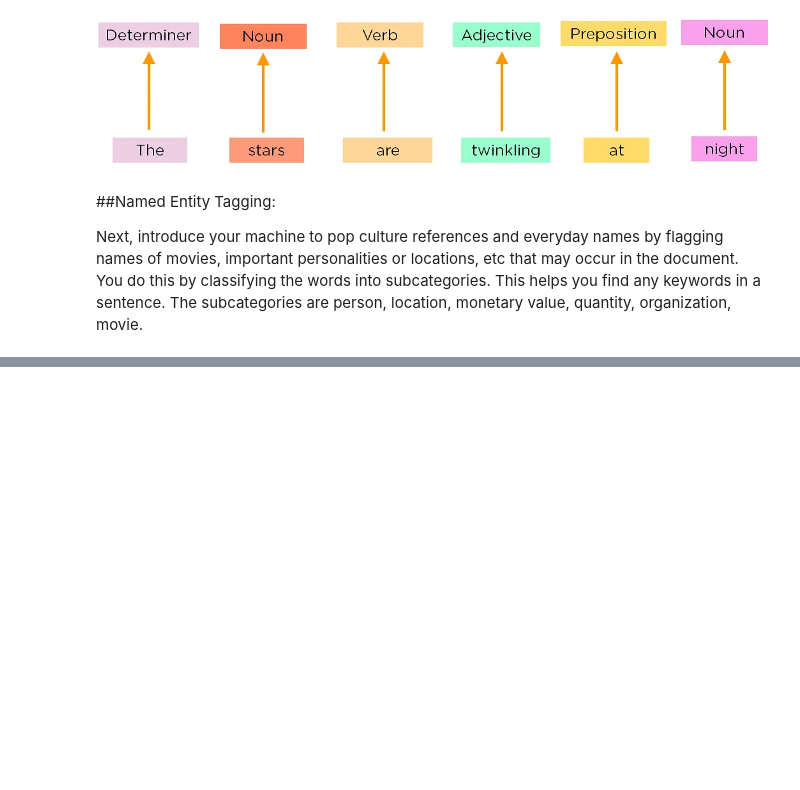
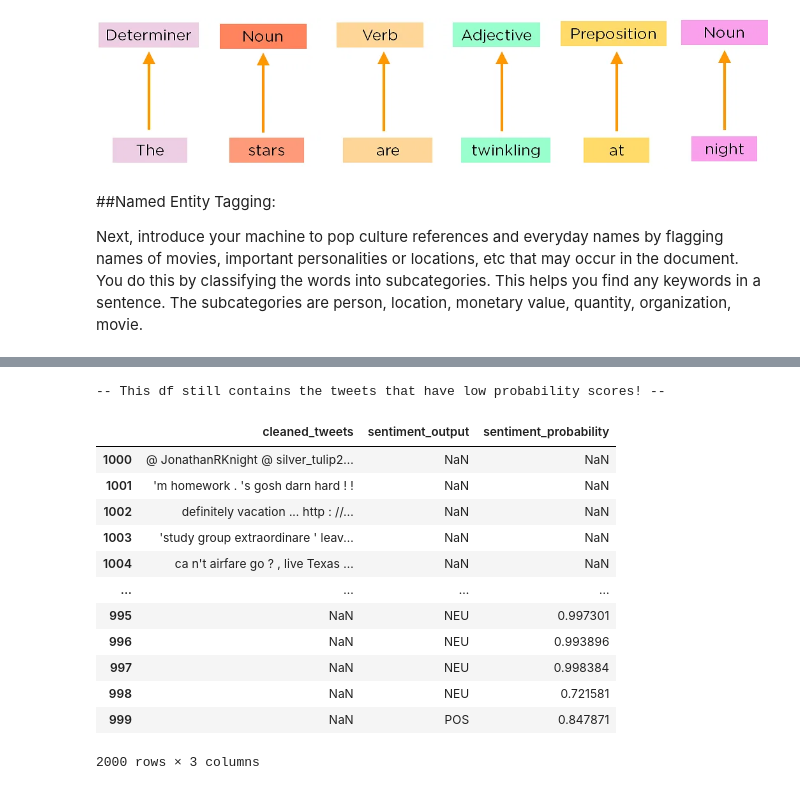
Before and after one commit to mohdraavi/LSTM, a Jupyter notebook: NLP_Session_1.ipynb, the cells around one changed output, grey strips where cells are left out. Drawn from its saved outputs; the diff is of its cells as text; code cells hidden in the pictures; blank space fills up the shorter version.

```diff
--- a/NLP_Session_1.ipynb
+++ b/NLP_Session_1.ipynb
@@ -147,0 +371,14 @@ Next, introduce your machine to pop culture references and everyday names by fla
+# %%
+
+# Normalizing Text (i.e., Stemming, Lemmatization etc.)
+from nltk.stem import WordNetLemmatizer
+
+# Create a lemmatizer
+lemmatizer = WordNetLemmatizer()
+
+def lemmatize_tokens(tokens):
+    lemmatized_tokens = " ".join([lemmatizer.lemmatize(token) for token in tokens])
+    return lemmatized_tokens
+
+# Lemmatize the 'Review' column
+new_df['cleaned_tweets'] = new_df['cleaned_tweets'].apply(lemmatize_tokens)
@@ -147,0 +428,4 @@ Next, introduce your machine to pop culture references and everyday names by fla
+# %%
+new_df.reset_index(inplace=True)
+# %%
+new_df.drop(columns=['level_0','level_1'],inplace=True)
@@ -147,0 +434,9 @@ Next, introduce your machine to pop culture references and everyday names by fla
+# %%
+from transformers import AutoTokenizer, TFAutoModelForSequenceClassification,pipeline
+# Instantiate Huggingface models
+model_name = 'finiteautomata/beto-sentiment-analysis'
+model = TFAutoModelForSequenceClassification.from_pretrained(model_name, from_pt=True, num_labels=3)
+#from_pt=True, because this model only exists in PyTorch
+tokenizer = AutoTokenizer.from_pretrained(model_name)
+# Combining tokenizer and model into one classifier
+classifier = pipeline('sentiment-analysis', model=model, tokenizer=tokenizer)
@@ -147,0 +450,31 @@ Next, introduce your machine to pop culture references and everyday names by fla
+# %%
+# Create labels in an unsupervised manner with the beto-sentiment-analysis classifier:
+## Creating lists for a new dataframe that contains the assigned label and the corresponding probability score
+sentiment_output = []
+sentiment_proba = []
+## Looping through the scraped tweets and adding the predictions to the previously created lists
+for tweet in new_df['cleaned_tweets'][1000:2000]: #select first 10 tweets only
+  result = classifier(tweet) #save analyzer result
+  sentiment_output.append(result[0]['label']) #select given label
+  sentiment_proba.append(result[0]['score']) #select probability of given label
+# Concat results with selected columns from original dataframe
+sentiment_beto_df = pd.concat([new_df[1000:2000][['cleaned_tweets']], pd.Series(sentiment_output), pd.Series(sentiment_proba)], axis=1)
+# Rename new columns to 'sentiment' and 'sentiment_probability'
+sentiment_beto_df.rename(columns={0: 'sentiment_output', 1: 'sentiment_probability'}, inplace=True)
+print('-- This df still contains the tweets that have low probability scores! --')
+display(sentiment_beto_df)
+# %% [output]
+-- This df still contains the tweets that have low probability scores! --
+|  | cleaned_tweets | sentiment_output | sentiment_probability |
+| 1000 | @ JonathanRKnight @ silver_tulip2... | NaN | NaN |
+| 1001 | 'm homework . 's gosh darn hard ! ! | NaN | NaN |
+| 1002 | definitely vacation ... http : //... | NaN | NaN |
+| 1003 | 'study group extraordinare ' leav... | NaN | NaN |
+| 1004 | ca n't airfare go ? , live Texas ... | NaN | NaN |
+| ... | ... | ... | ... |
+| 995 | NaN | NEU | 0.997301 |
+| 996 | NaN | NEU | 0.993896 |
+| 997 | NaN | NEU | 0.998384 |
+| 998 | NaN | NEU | 0.721581 |
+| 999 | NaN | POS | 0.847871 |
+2000 rows × 3 columns
```
Also changed, not shown: parts of 70 cells of this notebook.
